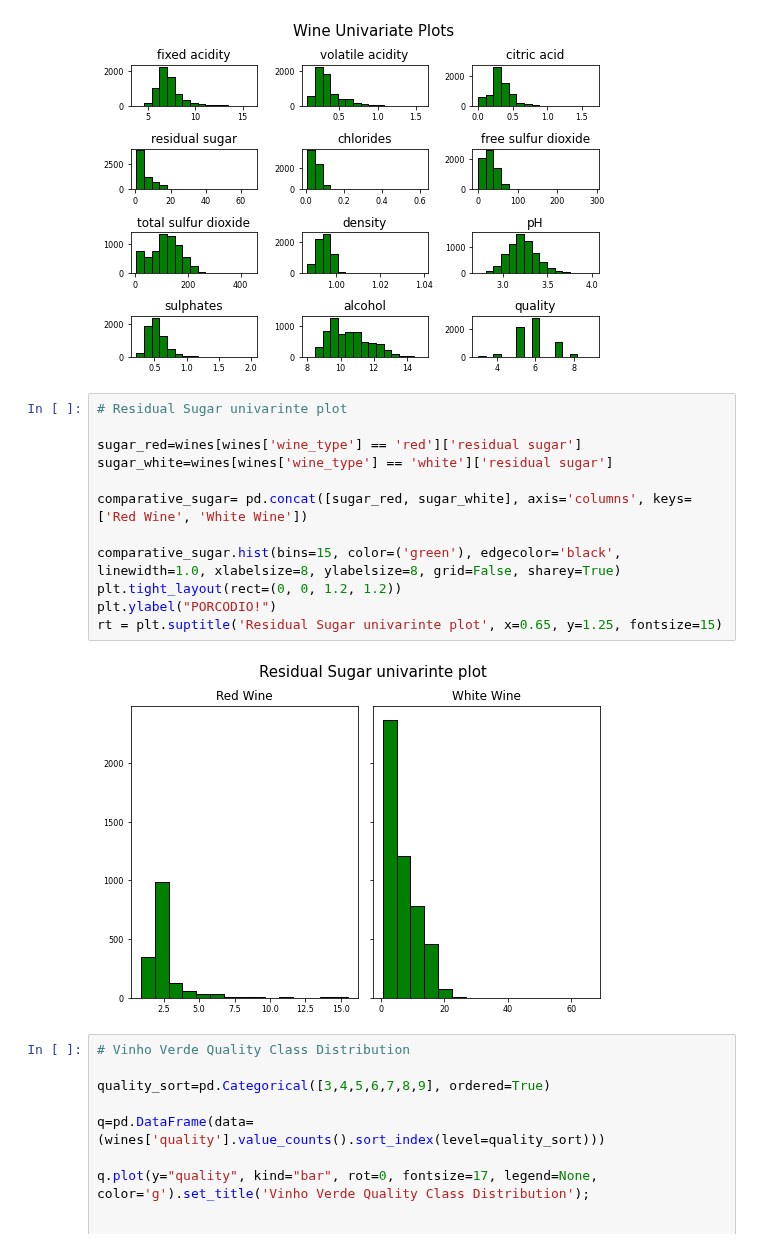
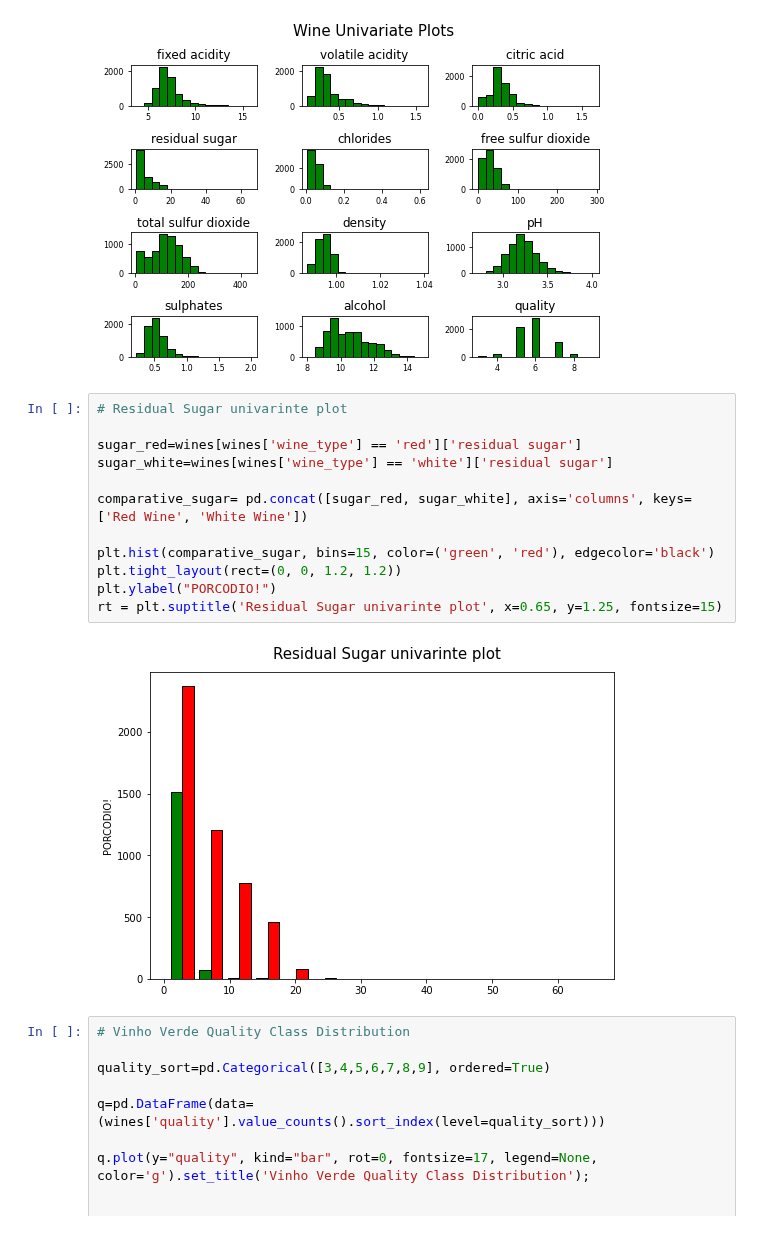
Before and after one commit to Jacopo-Spadon/Wine-not, a Jupyter notebook: Wine not data Wrangling.ipynb, the cells around one changed output. Saved outputs shown, nothing was run; the diff lists cells and outputs as text.

```diff
--- a/Wine not data Wrangling.ipynb
+++ b/Wine not data Wrangling.ipynb
@@ -244,17 +246,17 @@ rt = plt.suptitle('Wine Univariate Plots', x=0.65, y=1.25, fontsize=15)
 # %%
 # Residual Sugar univarinte plot
 
 sugar_red=wines[wines['wine_type'] == 'red']['residual sugar']
 sugar_white=wines[wines['wine_type'] == 'white']['residual sugar']
 
 comparative_sugar= pd.concat([sugar_red, sugar_white], axis='columns', keys=['Red Wine', 'White Wine'])
 
-comparative_sugar.hist(bins=15, color=('green'), edgecolor='black', linewidth=1.0, xlabelsize=8, ylabelsize=8, grid=False, sharey=True)
+plt.hist(comparative_sugar, bins=15, color=('green', 'red'), edgecolor='black')
 plt.tight_layout(rect=(0, 0, 1.2, 1.2))
 plt.ylabel("PORCODIO!")
 rt = plt.suptitle('Residual Sugar univarinte plot', x=0.65, y=1.25, fontsize=15)
 # %% [output]
-[figure, old version]
+[figure, new version]
 # %%
 # Vinho Verde Quality Class Distribution
 
```
Also changed, not shown: parts of 5 cells of this notebook.
